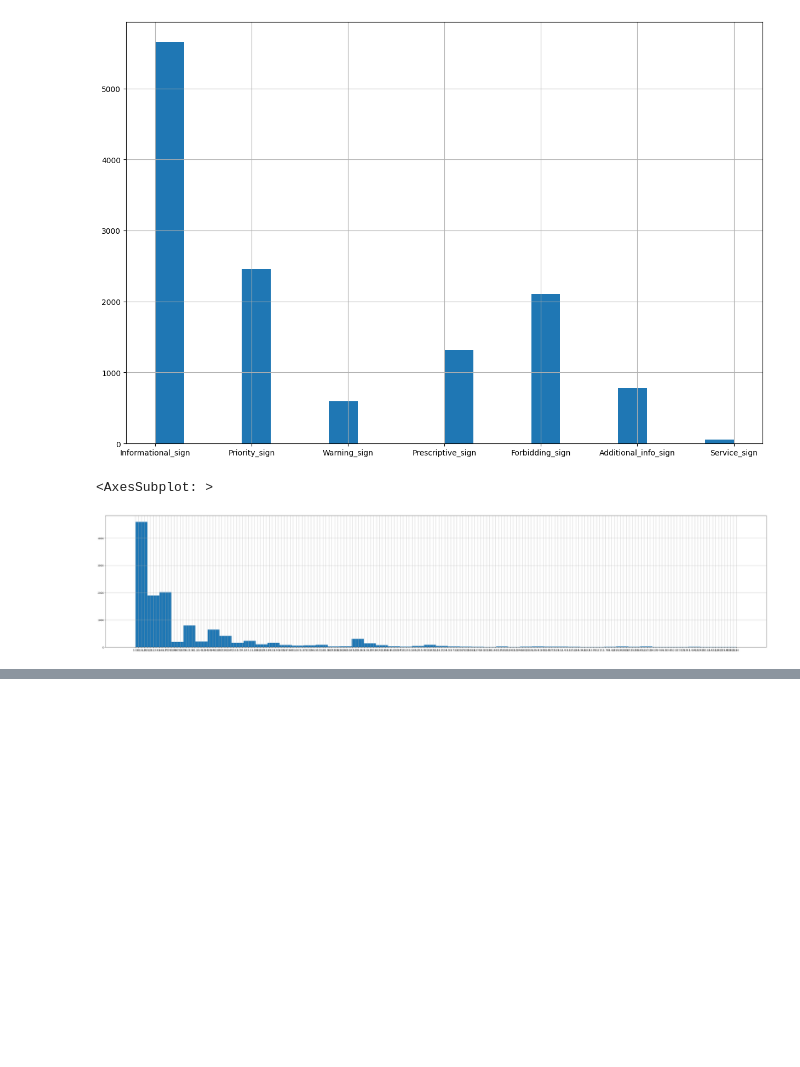
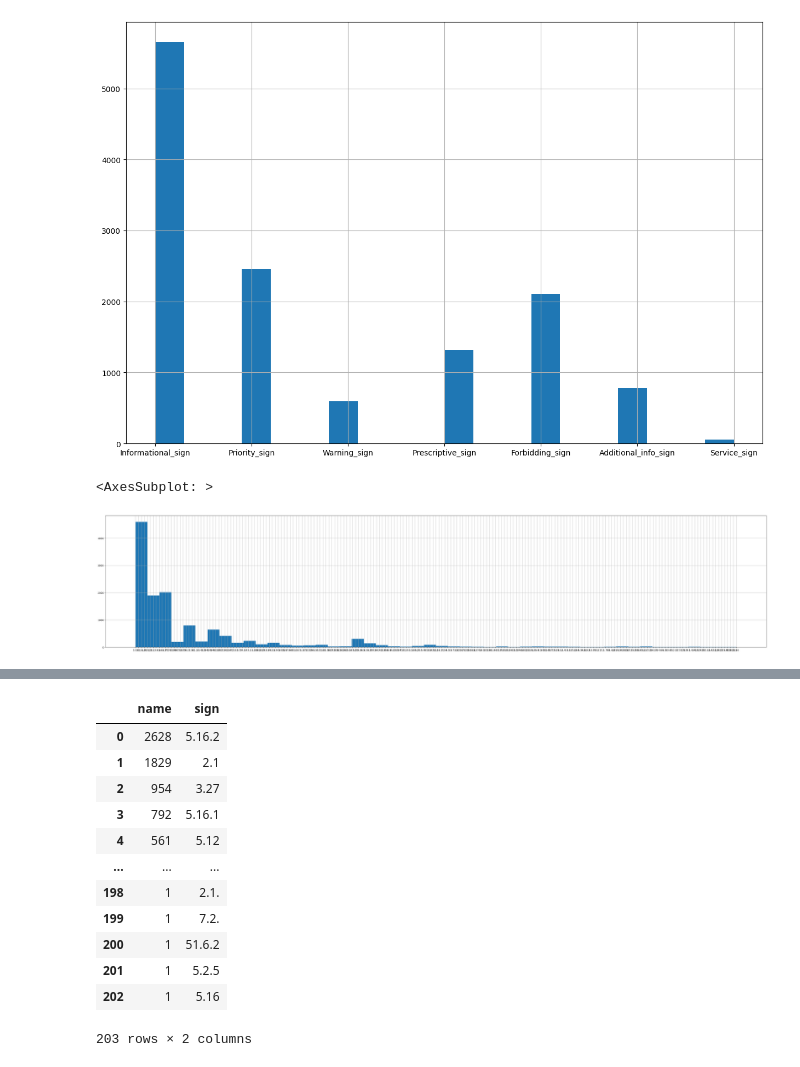
Before and after one commit to t1masavin/traffic-detection, a Jupyter notebook: detection/data2csv.ipynb, the cells around one changed output, grey strips where cells are left out. Drawn from its saved outputs; the diff is of its cells as text; code cells hidden in the pictures; blank space fills up the shorter version.

```diff
--- a/detection/data2csv.ipynb
+++ b/detection/data2csv.ipynb
@@ -148,3 +148,5 @@ data['name'].hist(figsize=(50, 10), bins = 50)
 [figure]
 # %%
 data.to_csv('my_data.csv')
+# %%
+data = pd.read_csv('my_data.csv')
@@ -150,0 +158,21 @@ data.to_csv('my_data.csv')
+# %%
+value_counts = data['name'].value_counts()
+value_counts.to_csv('value_counts.csv', sep=':')
+value_counts = value_counts.to_frame()
+value_counts['sign'] = value_counts.index
+value_counts.reset_index(inplace=True, drop = True)
+value_counts
+# %% [output]
+|  | name | sign |
+| 0 | 2628 | 5.16.2 |
+| 1 | 1829 | 2.1 |
+| 2 | 954 | 3.27 |
+| 3 | 792 | 5.16.1 |
+| 4 | 561 | 5.12 |
+| ... | ... | ... |
+| 198 | 1 | 2.1. |
+| 199 | 1 | 7.2. |
+| 200 | 1 | 51.6.2 |
+| 201 | 1 | 5.2.5 |
+| 202 | 1 | 5.16 |
+203 rows × 2 columns
```
Also changed, not shown: parts of 3 cells of this notebook, 2 other files.
